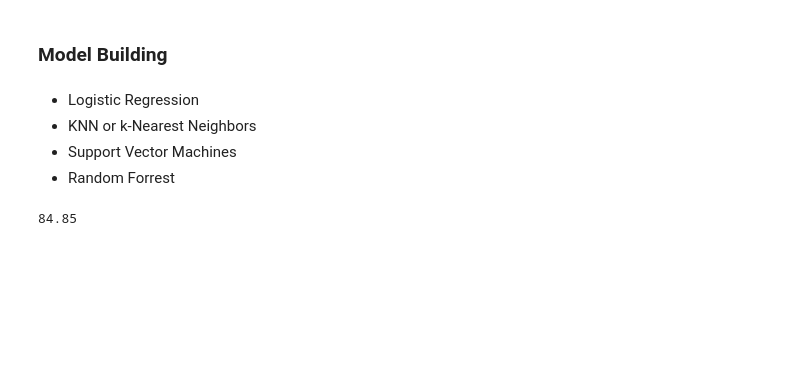
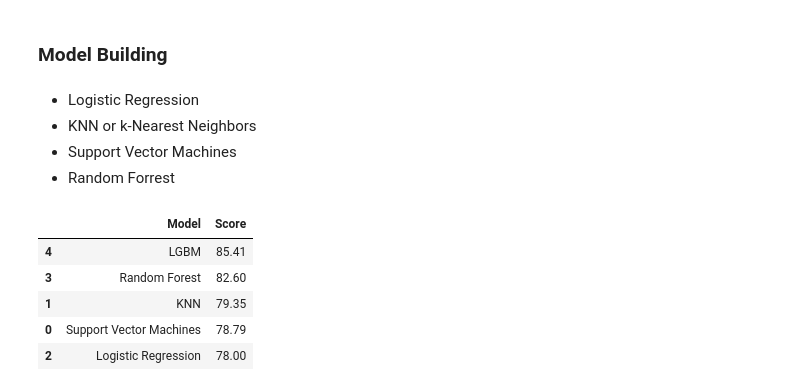
Before and after one commit to parthjalan37/Kaggle-Titanic-Machine-Learning-from-Disaster, a Jupyter notebook: Titanic_Survival_Prediction.ipynb, the cells around one changed output. Cells and saved outputs as stored; diff of their text form; code cells hidden in the pictures; blank space fills up the shorter version.

```diff
--- a/Titanic_Survival_Prediction.ipynb
+++ b/Titanic_Survival_Prediction.ipynb
@@ -404,29 +404,28 @@ X_test = test_data.drop(columns = ['PassengerId'], inplace= False)
 # %%
 # Support Vector Machines
 
-# svc = SVC()
-# svc.fit(X_train, Y_train)
-# Y_pred = svc.predict(X_test)
-# acc_svc = round(svc.score(X_train, Y_train) * 100, 2)
+svc = SVC()
+svc.fit(X_train, Y_train)
+Y_pred = svc.predict(X_test)
+acc_svc = round(svc.score(X_train, Y_train) * 100, 2)
 
 # submission = pd.DataFrame({"PassengerId": test_data["PassengerId"],"Survived": Y_pred})
 # submission.to_csv('svc_submission.csv', index=False)
 # %%
 # Random Forest
 
-# random_forest = RandomForestClassifier(criterion = 'gini',
-#                                        max_depth = 15,
-#                                        min_samples_leaf = 1,
-#                                        min_samples_split = 35,
-#                                        n_estimators=800,
-#                                        max_features='auto',
-#                                        oob_score=True,
-#                                        random_state=1,
-#                                        n_jobs=-1)
-# random_forest.fit(X_train, Y_train)
-# Y_pred = random_forest.predict(X_test)
-# acc_random_forest = round(random_forest.score(X_train, Y_train) * 100, 2)
-# acc_random_forest
+random_forest = RandomForestClassifier(criterion = 'gini',
+                                       max_depth = 15,
+                                       min_samples_leaf = 1,
+                                       min_samples_split = 35,
+                                       n_estimators=800,
+                                       max_features='auto',
+                                       oob_score=True,
+                                       random_state=1,
+                                       n_jobs=-1)
+random_forest.fit(X_train, Y_train)
+Y_pred = random_forest.predict(X_test)
+acc_random_forest = round(random_forest.score(X_train, Y_train) * 100, 2)
 
 # submission = pd.DataFrame({"PassengerId": test_data["PassengerId"],"Survived": Y_pred})
 # submission.to_csv('random_forest_submission.csv', index=False)
@@ -440,17 +449,14 @@ X_test = test_data.drop(columns = ['PassengerId'], inplace= False)
 # %%
-# models = pd.DataFrame({
-#     'Model': ['Support Vector Machines', 'KNN', 'Logistic Regression',
-#               'Random Forest'],
-#     'Score': [acc_svc, acc_knn, acc_logreg,
-#               acc_random_forest]})
-# models.sort_values(by='Score', ascending=False)
+models = pd.DataFrame({
+    'Model': ['Support Vector Machines', 'KNN', 'Logistic Regression',
+              'Random Forest','LGBM'],
+    'Score': [acc_svc, acc_knn, acc_logreg,
+              acc_random_forest, acc_lgbm]})
+models.sort_values(by='Score', ascending=False)
+# %% [output]
+|  | Model | Score |
+| 4 | LGBM | 85.41 |
+| 3 | Random Forest | 82.60 |
+| 1 | KNN | 79.35 |
+| 0 | Support Vector Machines | 78.79 |
+| 2 | Logistic Regression | 78.00 |
-# %%
-# LGBM
-
-lgbm = LGBMClassifier()
-lgbm.fit(X_train, Y_train)
-Y_pred = lgbm.predict(X_test)
-acc_lgbm = round(lgbm.score(X_train, Y_train) * 100, 2)
-acc_lgbm
-# %% [output]
-84.85
```
Also changed, not shown: parts of 6 cells of this notebook.
